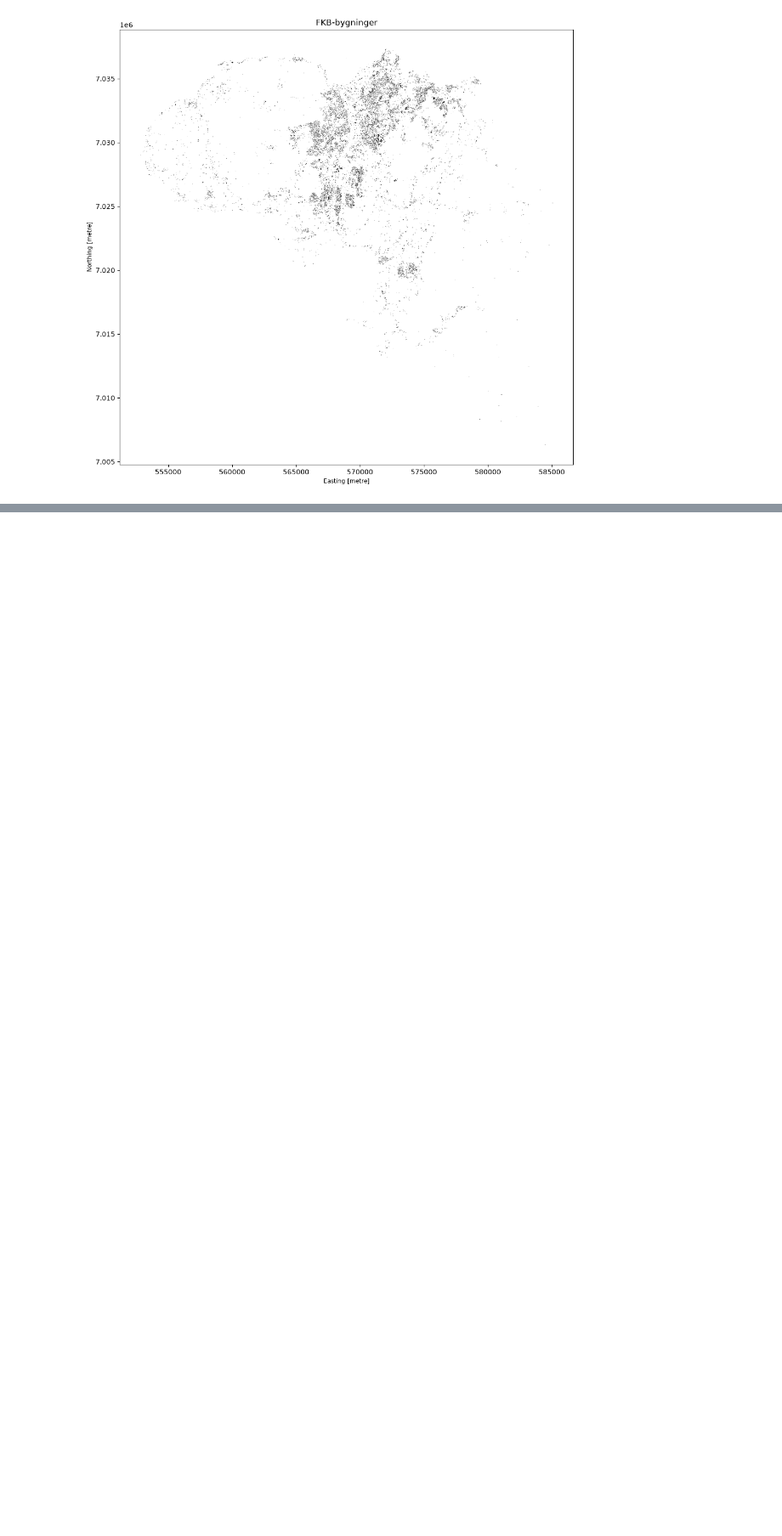
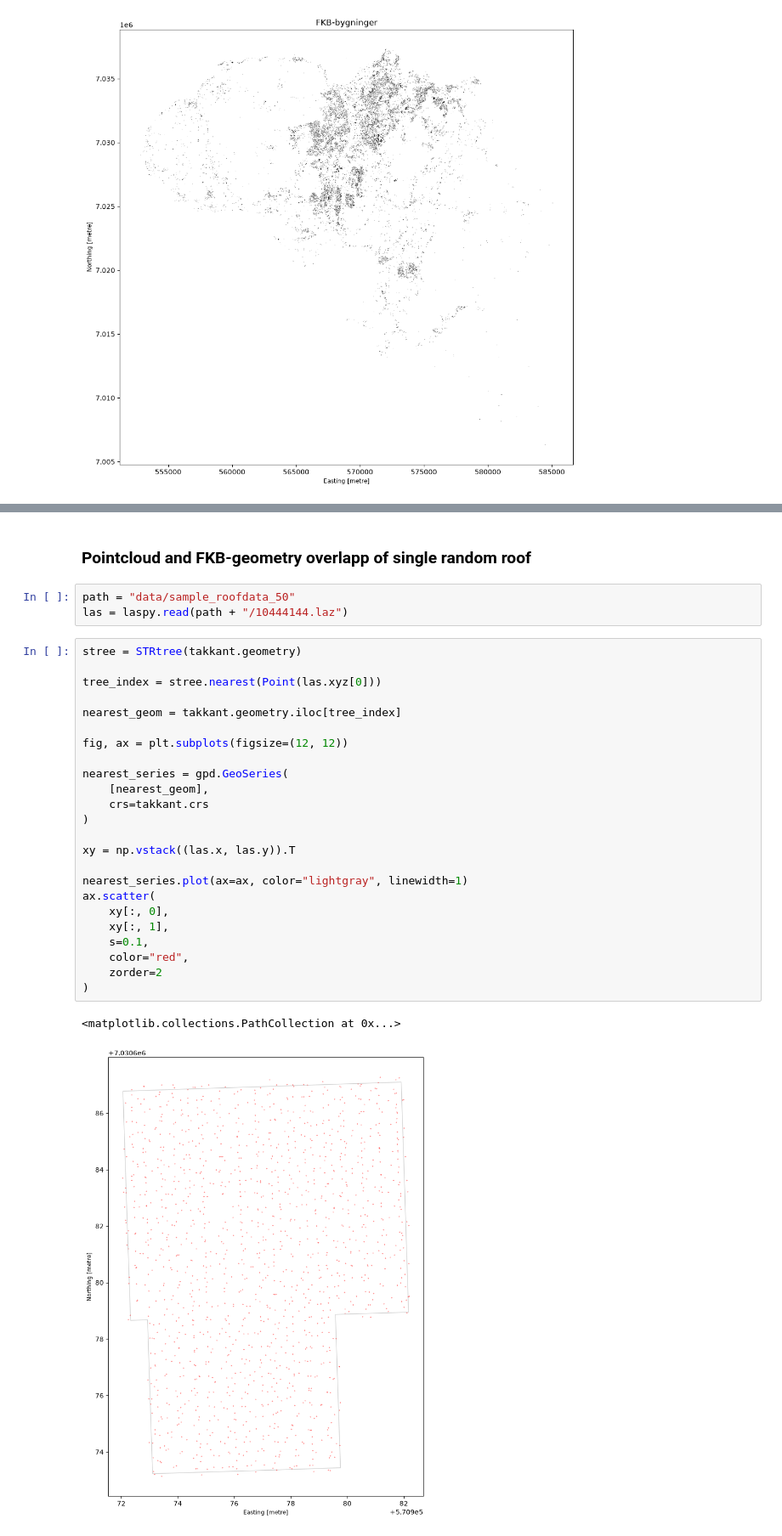
Before and after one commit to Eliashaa/TBA4251-3D-modeling, a Jupyter notebook: exploration.ipynb, the cells around one changed output, grey strips where cells are left out. Shown at 85% size. Cells and saved outputs as stored; diff of their text form; blank space fills up the shorter version.

Commit message:
Overlapp of single roof

```diff
--- a/exploration.ipynb
+++ b/exploration.ipynb
@@ -232,0 +238,32 @@ plt.show()
+# %% [markdown]
+<h3>Pointcloud and FKB-geometry overlapp of single random roof</h3>
+# %%
+path = "data/sample_roofdata_50"
+las = laspy.read(path + "/10444144.laz")
+# %%
+stree = STRtree(takkant.geometry)
+
+tree_index = stree.nearest(Point(las.xyz[0]))
+
+nearest_geom = takkant.geometry.iloc[tree_index]
+
+fig, ax = plt.subplots(figsize=(12, 12))
+
+nearest_series = gpd.GeoSeries(
+    [nearest_geom],
+    crs=takkant.crs
+)
+
+xy = np.vstack((las.x, las.y)).T
+
+nearest_series.plot(ax=ax, color="lightgray", linewidth=1)
+ax.scatter(
+    xy[:, 0],
+    xy[:, 1],
+    s=0.1,
+    color="red",
+    zorder=2
+)
+# %% [output]
+<matplotlib.collections.PathCollection at 0x...>
+[figure, added]
```
Also changed, not shown: parts of 5 cells of this notebook.
